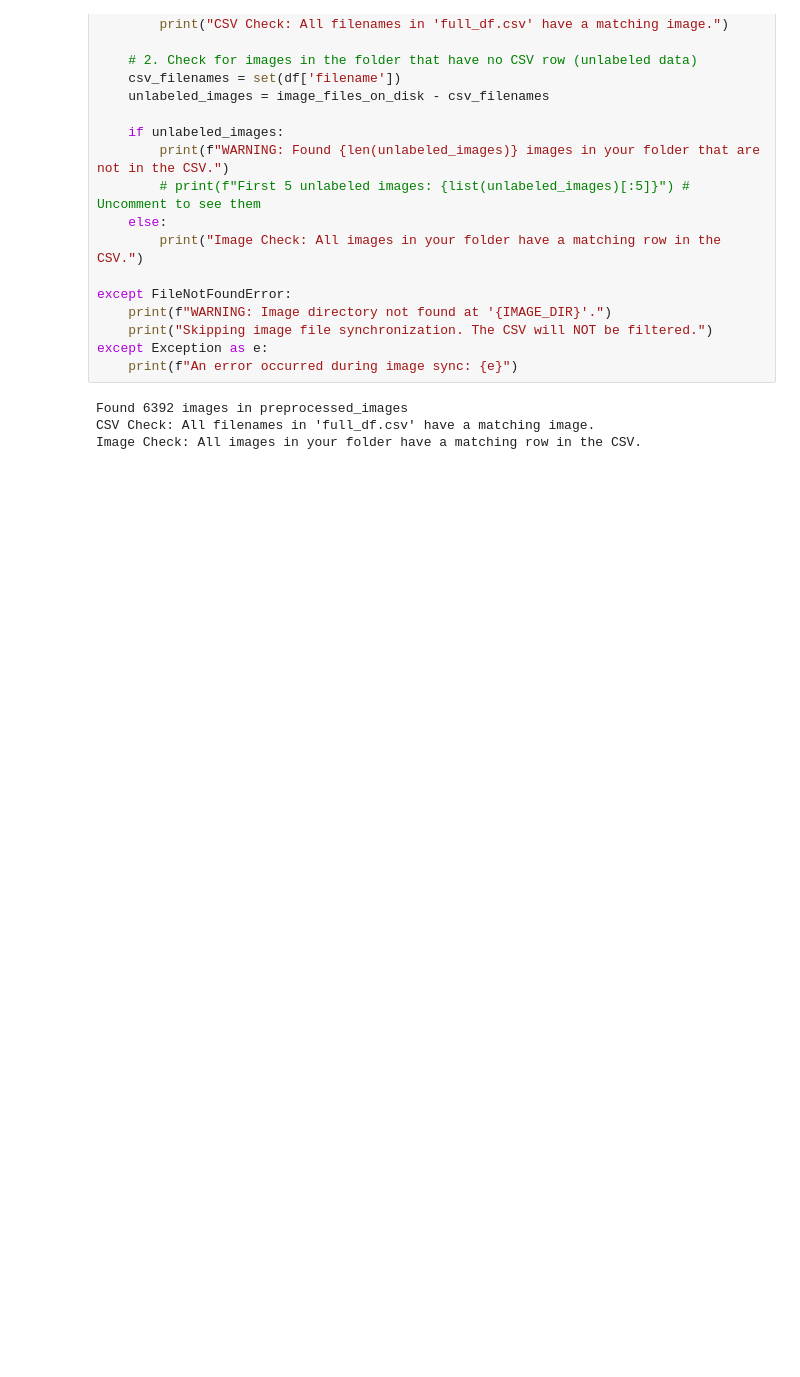
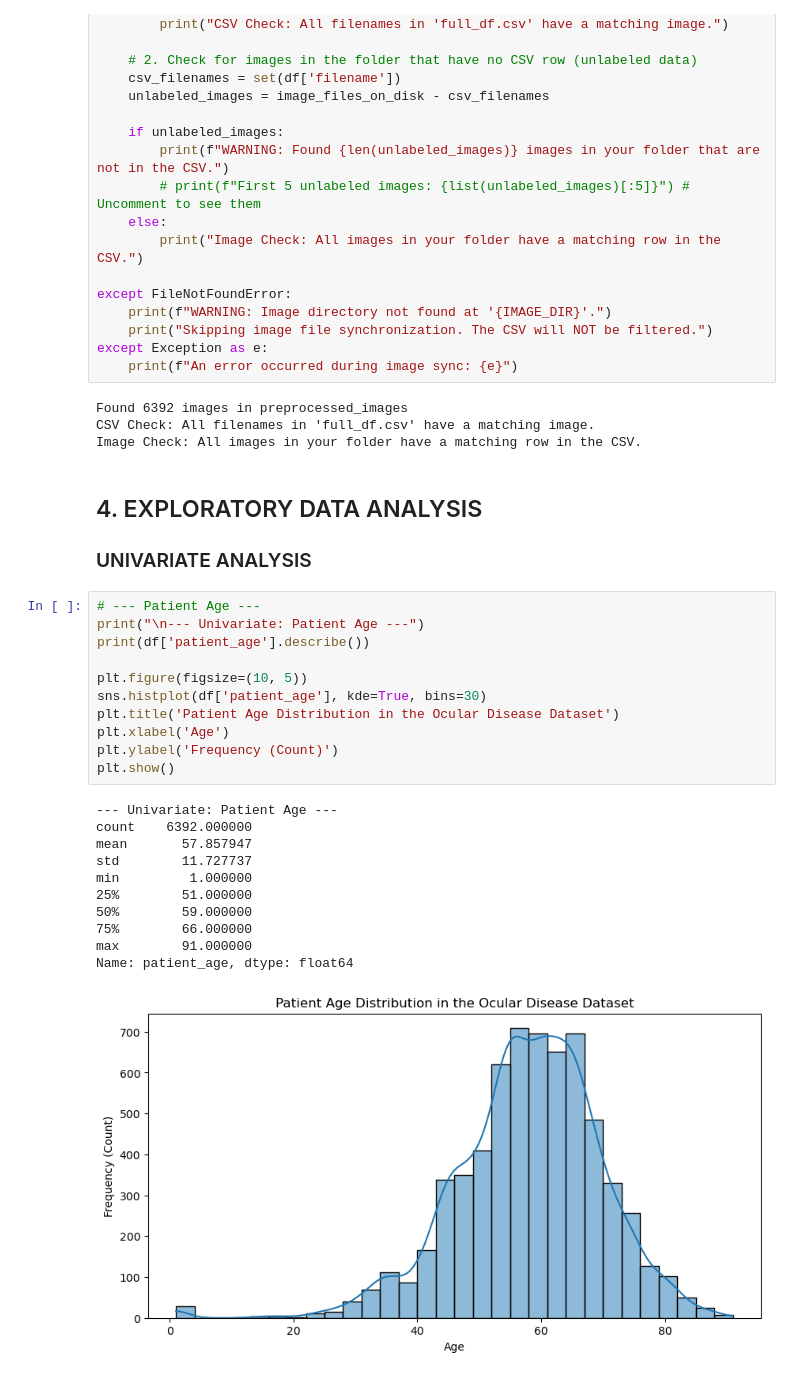
Before and after one commit to Jeanstarjb/Ocular-Disease-Detection, a Jupyter notebook: notebook.ipynb, the cells around one changed output. Cells and saved outputs as stored; diff of their text form; blank space fills up the shorter version.

```diff
--- a/notebook.ipynb
+++ b/notebook.ipynb
@@ -546,3 +554,29 @@ except Exception as e:
 Found 6392 images in preprocessed_images
 CSV Check: All filenames in 'full_df.csv' have a matching image.
 Image Check: All images in your folder have a matching row in the CSV.
+# %% [markdown]
+## 4. EXPLORATORY DATA ANALYSIS
+### UNIVARIATE ANALYSIS
+# %%
+# --- Patient Age ---
+print("\n--- Univariate: Patient Age ---")
+print(df['patient_age'].describe())
+
+plt.figure(figsize=(10, 5))
+sns.histplot(df['patient_age'], kde=True, bins=30)
+plt.title('Patient Age Distribution in the Ocular Disease Dataset')
+plt.xlabel('Age')
+plt.ylabel('Frequency (Count)')
+plt.show()
+# %% [output]
+--- Univariate: Patient Age ---
+count    6392.000000
+mean       57.857947
+std        11.727737
+min         1.000000
+25%        51.000000
+50%        59.000000
+75%        66.000000
+max        91.000000
+Name: patient_age, dtype: float64
+[figure, added]
```
Also changed, not shown: parts of 22 cells of this notebook.
